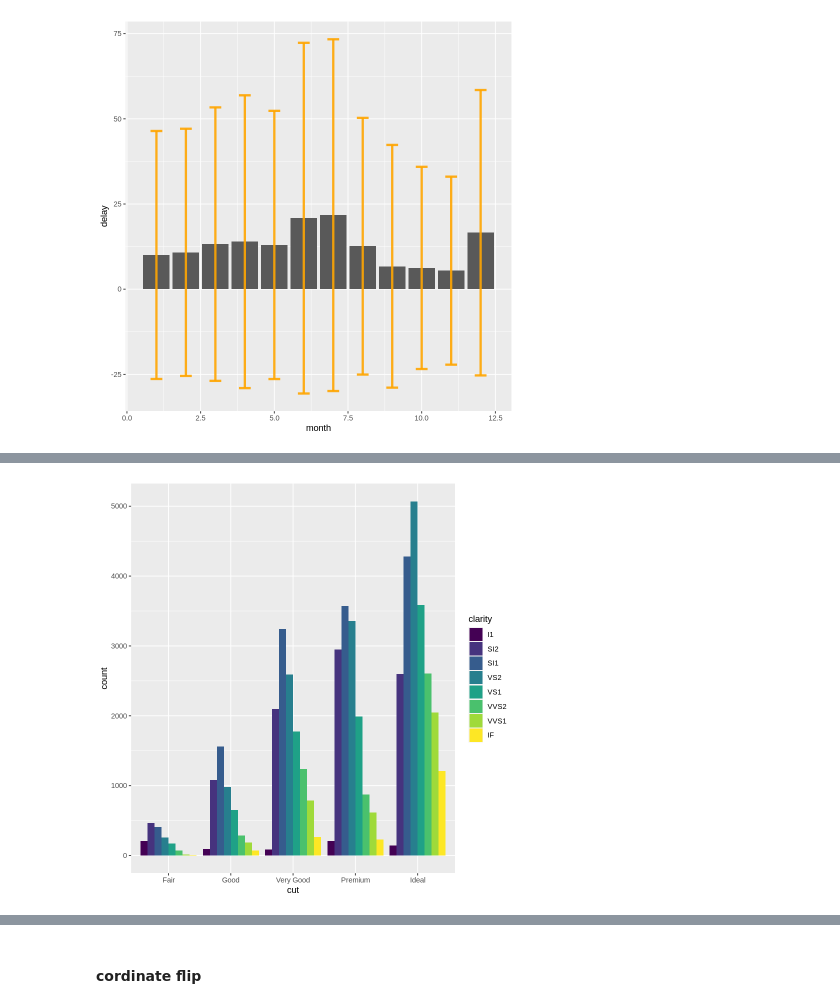
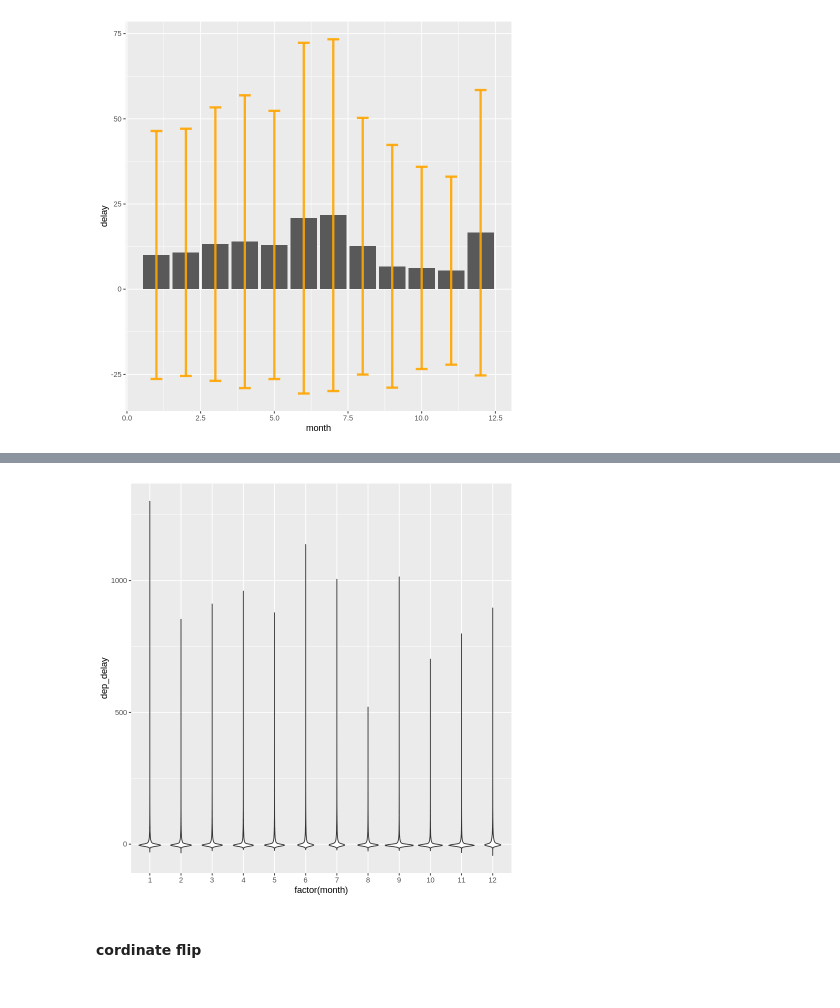
Before and after one commit to ikwak2/testrepository, a Jupyter notebook: R4df_1.ipynb, the cells around one changed output, grey strips where cells are left out. Drawn from its saved outputs; the diff is of its cells as text; code cells hidden in the pictures.

```diff
--- a/R4df_1.ipynb
+++ b/R4df_1.ipynb
@@ -1060,5 +982,3 @@ ggplot(data = diamonds) +
-# %%
-ggplot(data = diamonds) +
-  geom_bar(mapping = aes(x = cut, fill = clarity), position = "dodge")
-# %% [output]
-[figure, removed]
+# %%
+flights %>% ggplot(aes(x = factor(month), y=dep_delay )) + geom_violin()
+# %% [output]
@@ -1065,3 +987,4 @@ ggplot(data = diamonds) +
+[figure, added]
 # %% [markdown]
 #### cordinate flip
 # %%
```
Also changed, not shown: parts of 18 cells of this notebook.
